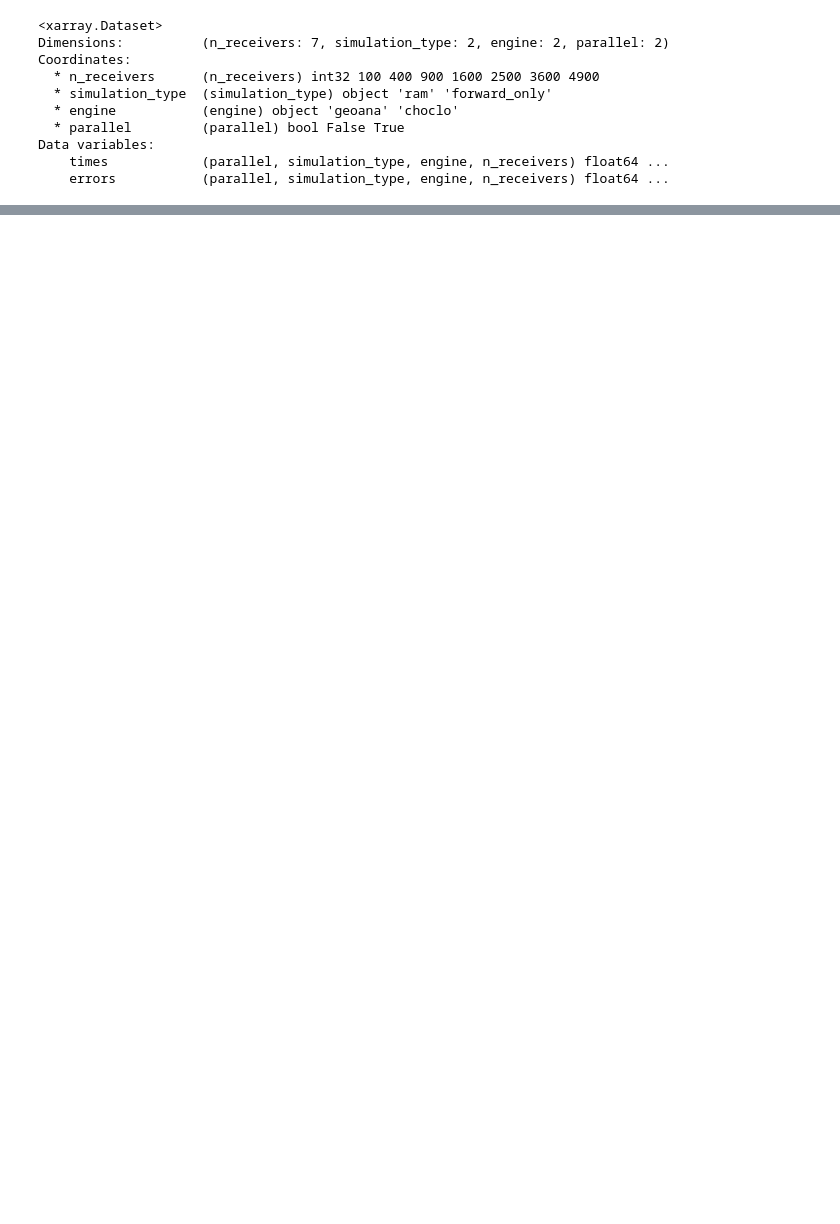
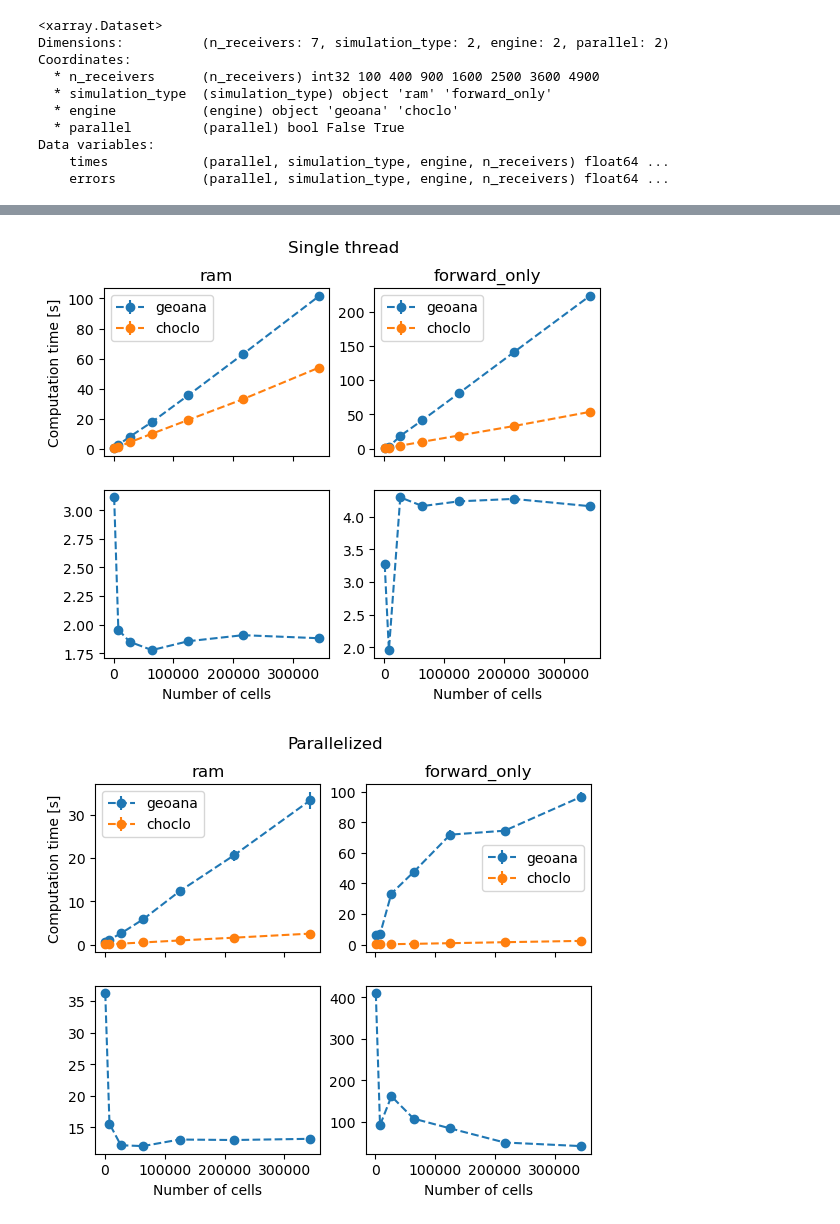
Before and after one commit to santisoler/simpeg-benchmarks-gravity, a Jupyter notebook: notebooks/99-figures.ipynb, the cells around one changed output, grey strips where cells are left out. Drawn from its saved outputs; the diff is of its cells as text; code cells hidden in the pictures; blank space fills up the shorter version.

```diff
--- a/notebooks/99-figures.ipynb
+++ b/notebooks/99-figures.ipynb
@@ -118,0 +79,6 @@ plt.show()
+# %%
+results_dir = Path("..") /  "results"
+fname = results_dir / "benchmark_n-cells.nc"
+# %%
+dataset = xr.load_dataset(fname)
+dataset
@@ -118,0 +96,52 @@ plt.show()
+# %%
+for parallel in (False, True):
+
+    ncols, nrows = 2, 2
+    fig, axes = plt.subplots(nrows=nrows, ncols=ncols, sharex=True)
+    if parallel:
+        fig.suptitle("Parallelized")
+    else:
+        fig.suptitle("Single thread")
+
+    for col, simulation_type in zip(range(ncols), dataset.simulation_type):
+
+        # First row
+        ax = axes[0, col]
+        for engine in dataset.engine:
+            results = dataset.sel(
+                engine=engine, simulation_type=simulation_type, parallel=parallel
+            )
+
+            engine_str = str(engine.values)
+            ax.errorbar(
+                x=results.n_cells,
+                y=results.times,
+                yerr=results.errors,
+                marker="o",
+                linestyle="dashed",
+                label=engine_str,
+            )
+        ax.legend()
+        ax.set_title(str(simulation_type.values))
+        if col == 0:
+            ax.set_ylabel("Computation time [s]")
+
+        # Second row
+        ax = axes[1, col]
+        results = dataset.sel(simulation_type=simulation_type, parallel=parallel)
+
+        relative = results.sel(engine="geoana").times / results.sel(engine="choclo").times
+
+        engine_str = str(results.engine.values)
+        ax.plot(
+            relative.n_cells,
+            relative,
+            marker="o",
+            linestyle="dashed",
+        )
+        ax.set_xlabel("Number of cells")
+
+    plt.show()
+# %% [output]
+[figure, added]
+[figure, added]
```
Also changed, not shown: parts of 5 cells of this notebook.
